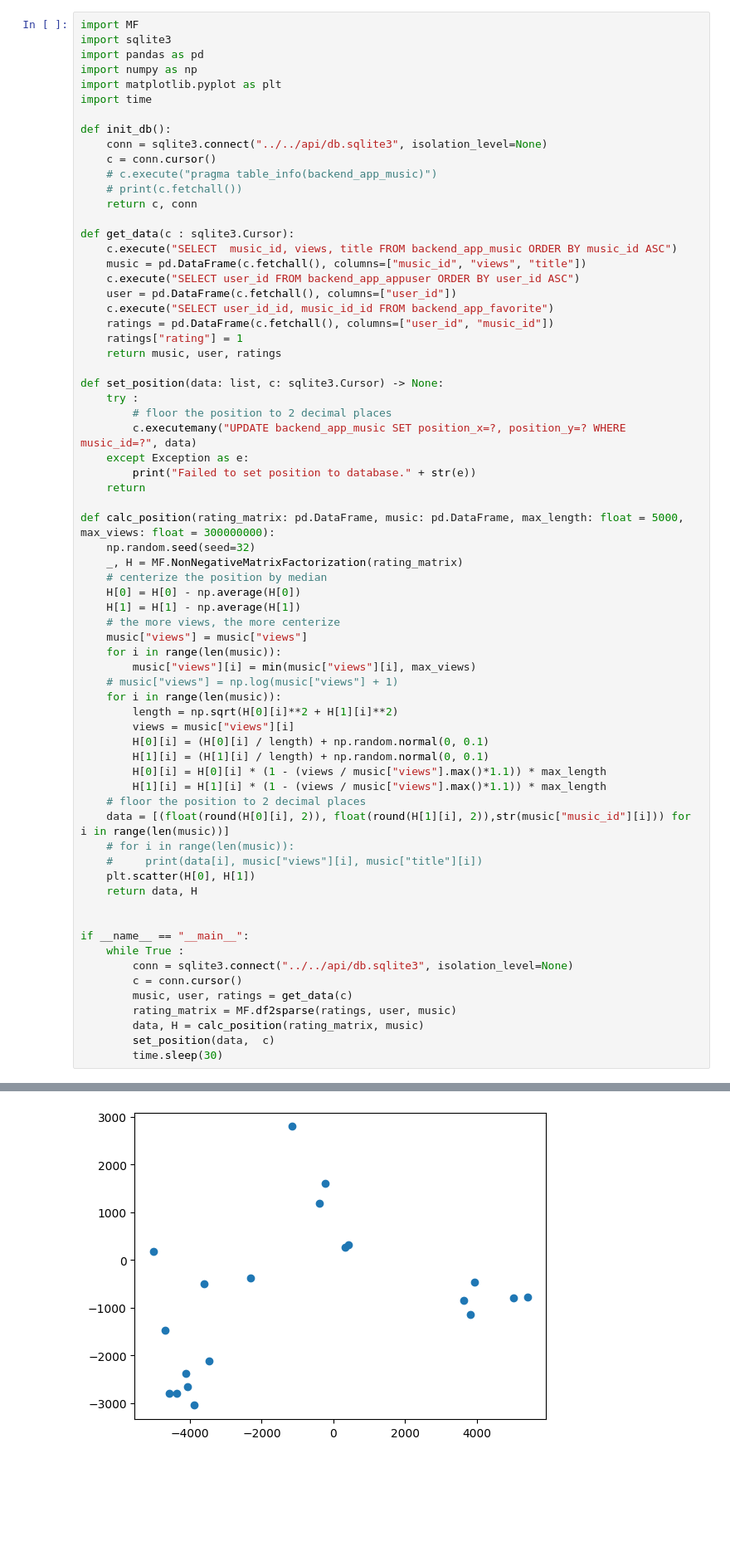
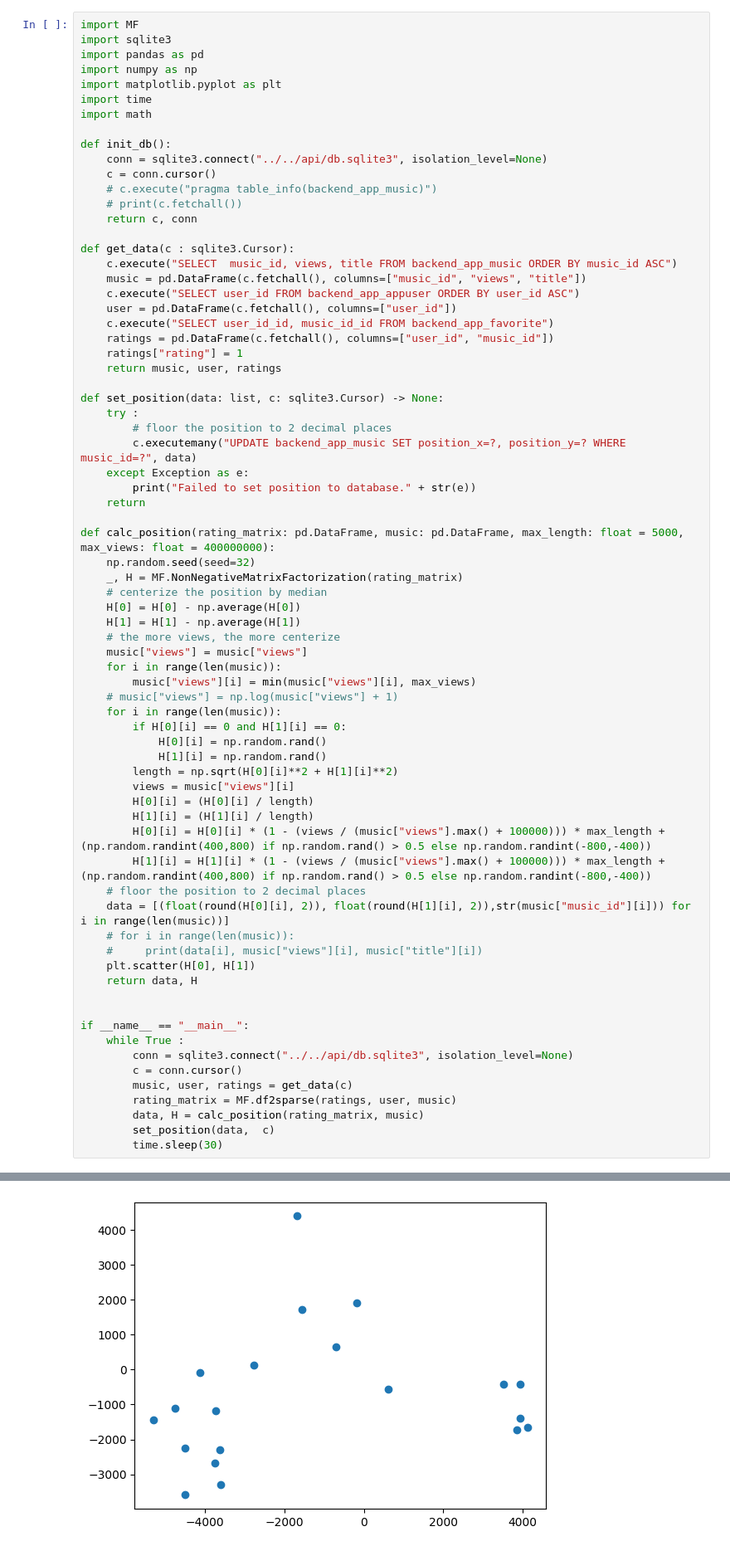
Before and after one commit to Practice-of-Information-Systems-2023/MusicExplorer, a Jupyter notebook: bat/src/MF.ipynb, the cells around one changed output, grey strips where cells are left out. Shown: that part at 83% size. Cells and saved outputs as stored; diff of their text form; blank space fills up the shorter version.

```diff
--- a/bat/src/MF.ipynb
+++ b/bat/src/MF.ipynb
@@ -5,6 +5,7 @@ import pandas as pd
 import numpy as np
 import matplotlib.pyplot as plt
 import time
+import math
 
 def init_db():
     conn = sqlite3.connect("../../api/db.sqlite3", isolation_level=None)
@@ -31,7 +32,7 @@ def set_position(data: list, c: sqlite3.Cursor) -> None:
         print("Failed to set position to database." + str(e))
     return
 
-def calc_position(rating_matrix: pd.DataFrame, music: pd.DataFrame, max_length: float = 5000, max_views: float = 300000000):
+def calc_position(rating_matrix: pd.DataFrame, music: pd.DataFrame, max_length: float = 5000, max_views: float = 400000000):
     np.random.seed(seed=32)
     _, H = MF.NonNegativeMatrixFactorization(rating_matrix)
     # centerize the position by median
@@ -43,12 +44,15 @@ def calc_position(rating_matrix: pd.DataFrame, music: pd.DataFrame, max_length:
         music["views"][i] = min(music["views"][i], max_views)
     # music["views"] = np.log(music["views"] + 1)
     for i in range(len(music)):
+        if H[0][i] == 0 and H[1][i] == 0:
+            H[0][i] = np.random.rand()
+            H[1][i] = np.random.rand()
         length = np.sqrt(H[0][i]**2 + H[1][i]**2)
         views = music["views"][i]
-        H[0][i] = (H[0][i] / length) + np.random.normal(0, 0.1)
-        H[1][i] = (H[1][i] / length) + np.random.normal(0, 0.1)
-        H[0][i] = H[0][i] * (1 - (views / music["views"].max()*1.1)) * max_length
-        H[1][i] = H[1][i] * (1 - (views / music["views"].max()*1.1)) * max_length
+        H[0][i] = (H[0][i] / length)
+        H[1][i] = (H[1][i] / length)
+        H[0][i] = H[0][i] * (1 - (views / (music["views"].max() + 100000))) * max_length + (np.random.randint(400,800) if np.random.rand() > 0.5 else np.random.randint(-800,-400))
+        H[1][i] = H[1][i] * (1 - (views / (music["views"].max() + 100000))) * max_length + (np.random.randint(400,800) if np.random.rand() > 0.5 else np.random.randint(-800,-400))
     # floor the position to 2 decimal places
     data = [(float(round(H[0][i], 2)), float(round(H[1][i], 2)),str(music["music_id"][i])) for i in range(len(music))]
     # for i in range(len(music)):
@@ -88,4 +111,4 @@ KeyboardInterrupt:
-[figure, old version]
+[figure, new version]
 # %%
 df_rating = pd.read_csv("../data/rating.csv", header=0)
 df_user = pd.read_csv("../data/user.csv", header=0)
```
Also changed, not shown: parts of 1 cell of this notebook, 1 other file.
